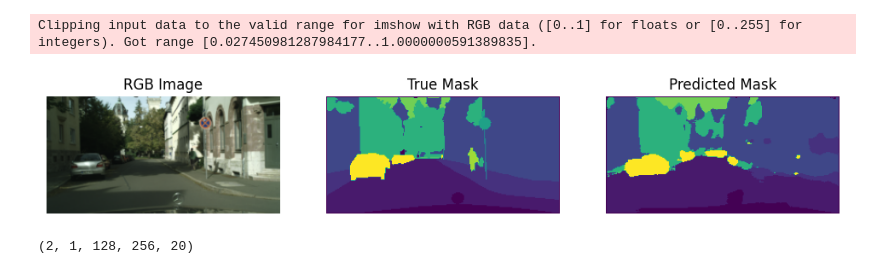
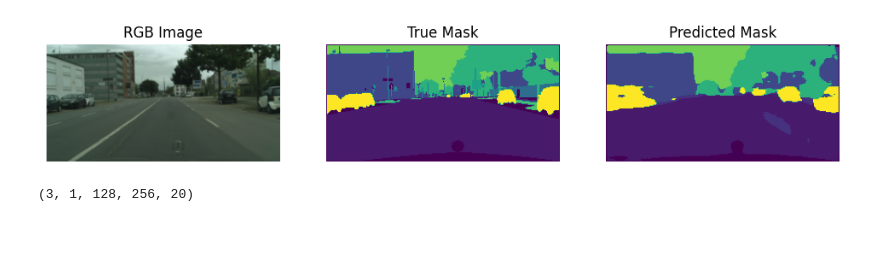
Before and after one commit to parthpatel05/IconSeg-Report, a Jupyter notebook: cityscapes/RGF Segmentation.ipynb, the cells around one changed output. Cells and saved outputs as stored; diff of their text form; code cells hidden in the pictures; blank space fills up the shorter version.

Commit message:
Icon seg final model

```diff
--- a/cityscapes/RGF Segmentation.ipynb
+++ b/cityscapes/RGF Segmentation.ipynb
@@ -190,7 +190,7 @@ unet_model.compile(
     metrics={'main_segmentation_out': 'accuracy', 'y_hat_n': 'accuracy', 'residual_differences': 'accuracy'}
 )
 
-unet_history = unet_model.fit(train_generator,validation_data=val_generator ,epochs=15)
-# unet_model.load_weights("./RGF_weights.weights.h5")
+# unet_history = unet_model.fit(train_generator,validation_data=val_generator ,epochs=15)
+unet_model.load_weights("./RGF_weights.weights.h5")
 # unet_history = unet_model.fit(train_generator, validation_data=val_generator, epochs=15, initial_epoch=10)
 # %% [output]
@@ -234,7 +215,7 @@ test_generator = NPYDataGenerator(
 )
 
 # Load one batch from the validation generator
-val_images, val_labels = test_generator[35]
+val_images, val_labels = test_generator[7]
 
 # Select the first image in the batch
 sample_image = val_images[0]  # This includes RGB, depth, and one-hot label channels
@@ -278,9 +259,8 @@ plt.show()
-Clipping input data to the valid range for imshow with RGB data ([0..1] for floats or [0..255] for integers). Got range [0.027450981287984177..1.0000000591389835].
-[figure, old version]
+[figure, new version]
 # %%
 np.array(predictions).shape
 # %% [output]
-(2, 1, 128, 256, 20)
+(3, 1, 128, 256, 20)
 # %%
 mean_iou_metric = MeanIoU(num_classes=num_classes)
 all_true_masks = []
```
Also changed, not shown: parts of 5 cells of this notebook, 5 other files.
